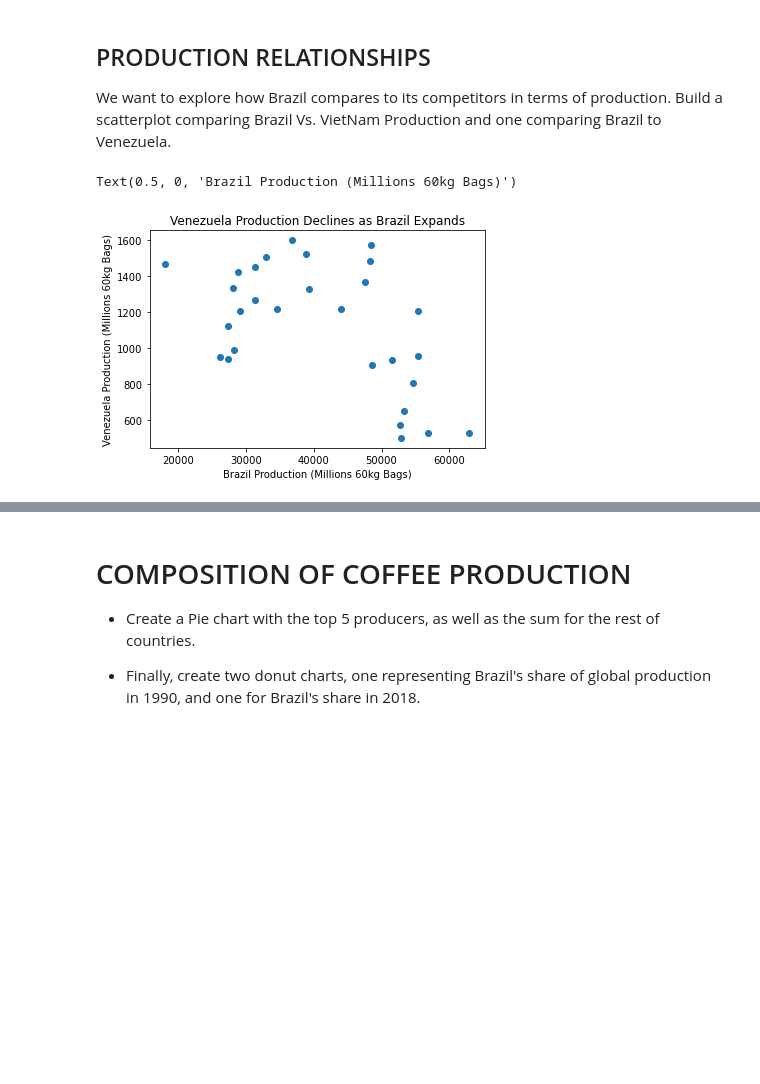
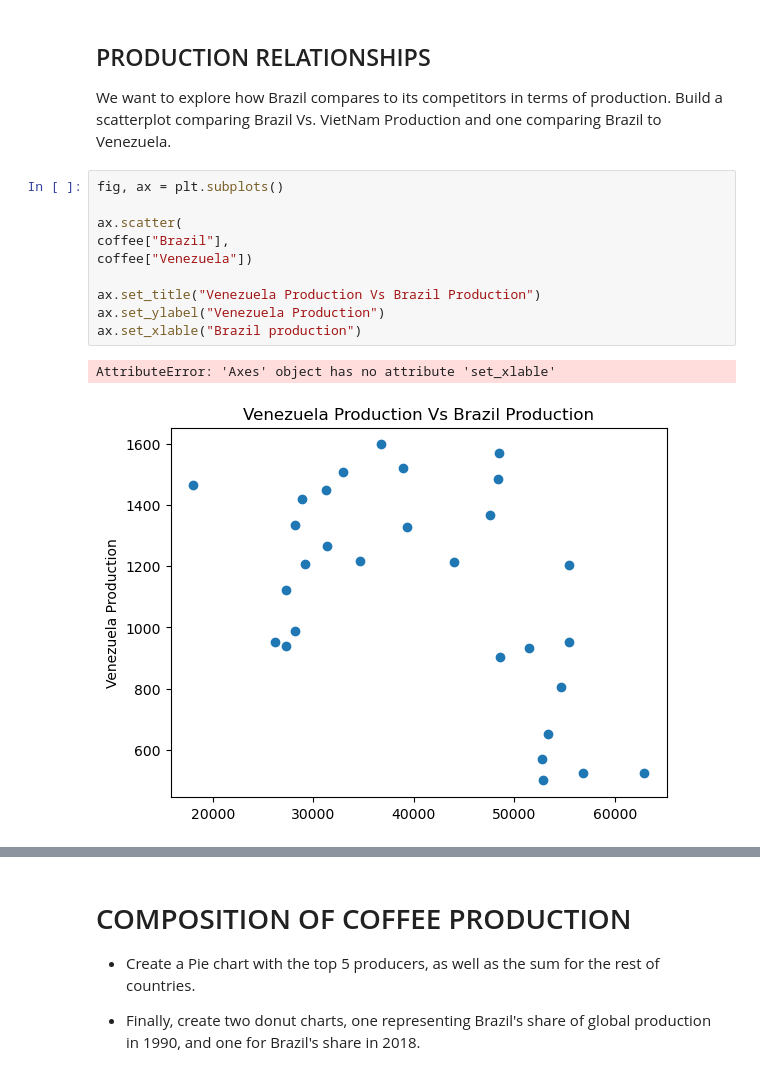
Before and after one commit to MukibHossain/Data-Visualization-using-Matplotlib-Numpy-Pandas, a Jupyter notebook: section03_Coffee_Project_Part1.ipynb, the cells around one changed output, grey strips where cells are left out. Drawn from its saved outputs; the diff is of its cells as text; blank space fills up the shorter version.

```diff
--- a/section03_Coffee_Project_Part1.ipynb
+++ b/section03_Coffee_Project_Part1.ipynb
@@ -152,7 +152,16 @@ brazil_vs_others.head()
 
 We want to explore how Brazil compares to its competitors in terms of production. Build a scatterplot  comparing Brazil Vs. VietNam Production and one comparing Brazil to Venezuela.
 # %%
+fig, ax = plt.subplots()
+
+ax.scatter(
+coffee["Brazil"],
+coffee["Venezuela"])
+
+ax.set_title("Venezuela Production Vs Brazil Production")
+ax.set_ylabel("Venezuela Production")
+ax.set_xlable("Brazil production")
 # %% [output]
-Text(0.5, 0, 'Brazil Production (Millions 60kg Bags)')
+AttributeError: 'Axes' object has no attribute 'set_xlable'
-[figure, old version]
+[figure, new version]
 # %%
```
Also changed, not shown: parts of 6 cells of this notebook.
